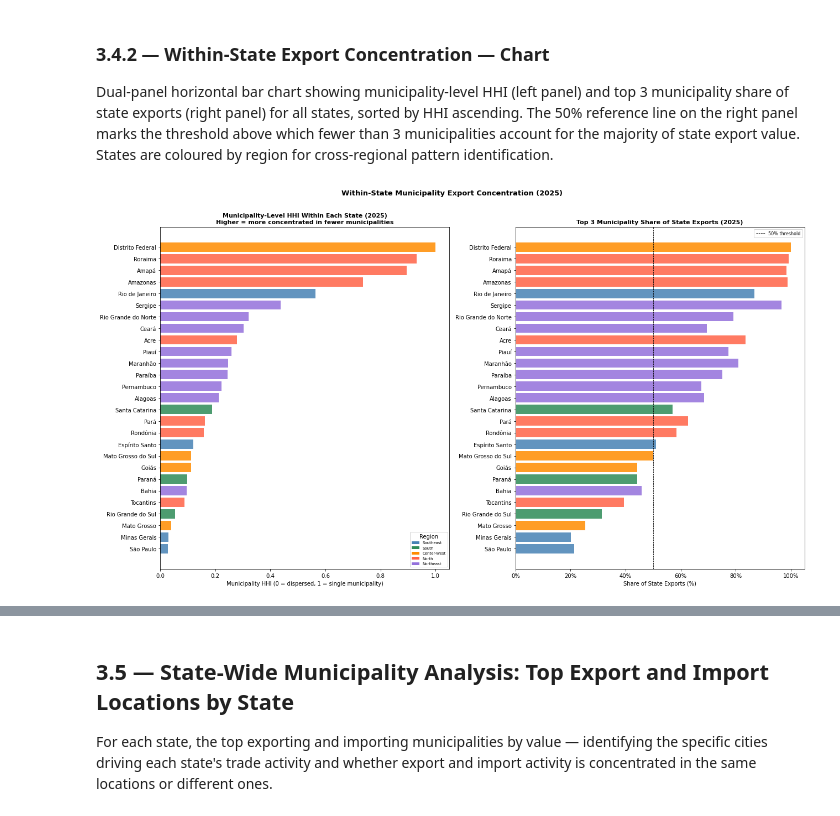
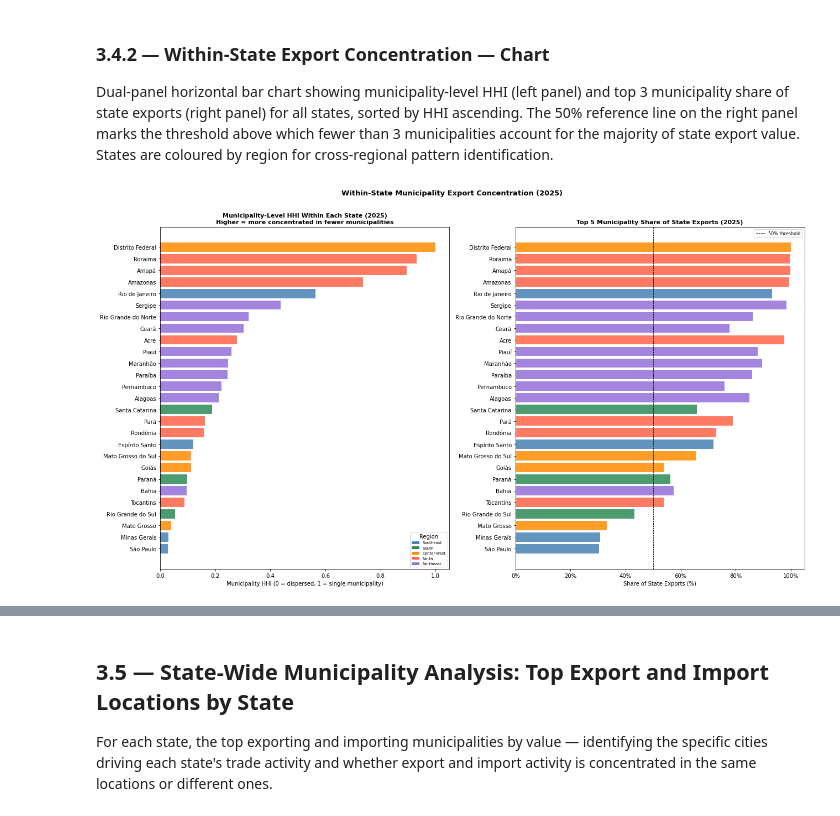
Before and after one commit to Eduardo-kohn/brazil-state-trade-analysis, a Jupyter notebook: SRC/Analysis/Step3_municipality-level_hotspots.ipynb, the cells around one changed output, grey strips where cells are left out. Saved outputs shown, nothing was run; the diff lists cells and outputs as text; code cells hidden in the pictures.

```diff
--- a/SRC/Analysis/Step3_municipality-level_hotspots.ipynb
+++ b/SRC/Analysis/Step3_municipality-level_hotspots.ipynb
@@ -516,7 +610,7 @@ for state in states_ordered_exp:
     imp_subset = (
         df_mun_imp[df_mun_imp['state'] == state]
         .sort_values('imports_usd', ascending=False)
-        .head(10)
+        .head(5)  ## changed from 10 to 5
     )
     if exp_subset.empty or imp_subset.empty:
         continue
@@ -694,35 +909,35 @@ Dual-panel horizontal bar chart showing municipality-level HHI (left panel) and
 ## ── Chart: within-state HHI ranked ─────────────────────────────────────────
 df_conc_plot = df_conc.sort_values('hhi_mun', ascending=True)
 bar_colors = df_conc_plot['region'].map(REGION_COLORS).fillna('lightgray')
 
 fig, (ax1, ax2) = plt.subplots(1, 2, figsize=(18, 10))
 
 ## Left: HHI
 ax1.barh(df_conc_plot['state'], df_conc_plot['hhi_mun'], color=bar_colors, alpha=0.85)
 ax1.set_title(f'Municipality-Level HHI Within Each State ({MAX_YEAR})\n'
               f'Higher = more concentrated in fewer municipalities',
               fontsize=11, fontweight='bold')
 ax1.set_xlabel('Municipality HHI (0 = dispersed, 1 = single municipality)')
 
-## Right: Top 3 share
-ax2.barh(df_conc_plot['state'], df_conc_plot['top3_share'], color=bar_colors, alpha=0.85)
+## Right: Top 5 share
+ax2.barh(df_conc_plot['state'], df_conc_plot['top5_share'], color=bar_colors, alpha=0.85)
 ax2.axvline(x=50, color='black', linewidth=0.8, linestyle='--', label='50% threshold')
-ax2.set_title(f'Top 3 Municipality Share of State Exports ({MAX_YEAR})',
+ax2.set_title(f'Top 5 Municipality Share of State Exports ({MAX_YEAR})',
               fontsize=11, fontweight='bold')
 ax2.set_xlabel('Share of State Exports (%)')
 ax2.xaxis.set_major_formatter(mticker.FormatStrFormatter('%.0f%%'))
 ax2.legend(fontsize=8)
 
 from matplotlib.patches import Patch
 legend_elements = [Patch(facecolor=c, label=r) for r, c in REGION_COLORS.items()
                    if r != 'Undeclared']
 ax1.legend(handles=legend_elements, title='Region', fontsize=7, loc='lower right')
 
 plt.suptitle(f'Within-State Municipality Export Concentration ({MAX_YEAR})',
              fontsize=13, fontweight='bold', y=1.01)
 plt.tight_layout()
 plt.savefig('output_3_4_2_within_state_concentration.png', dpi=150, bbox_inches='tight')
 plt.show()
 # %% [output]
-[figure, old version]
+[figure, new version]
 # %% [markdown]
```
Also changed, not shown: parts of 30 cells of this notebook.
